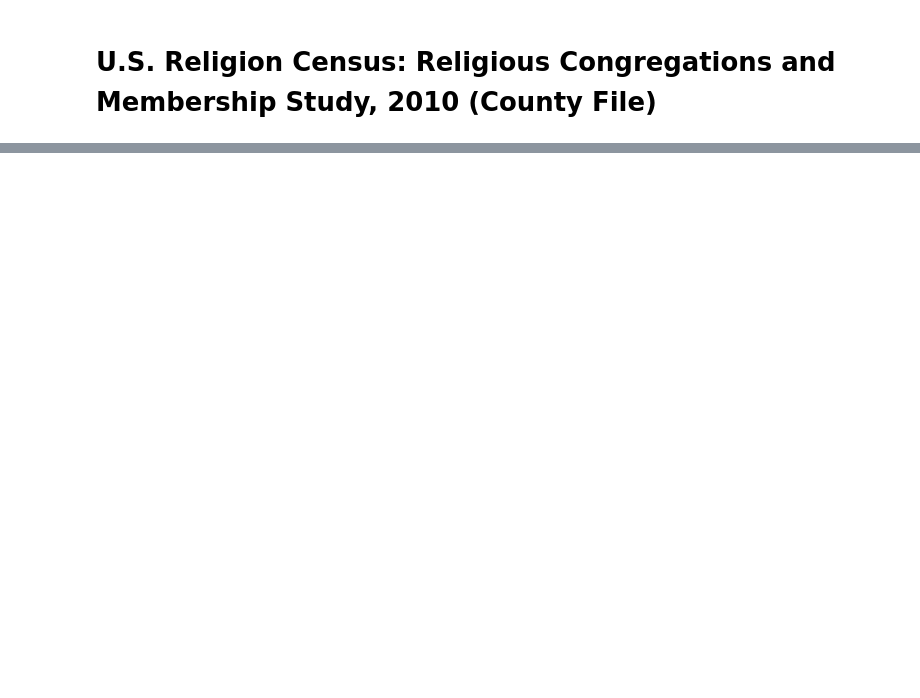
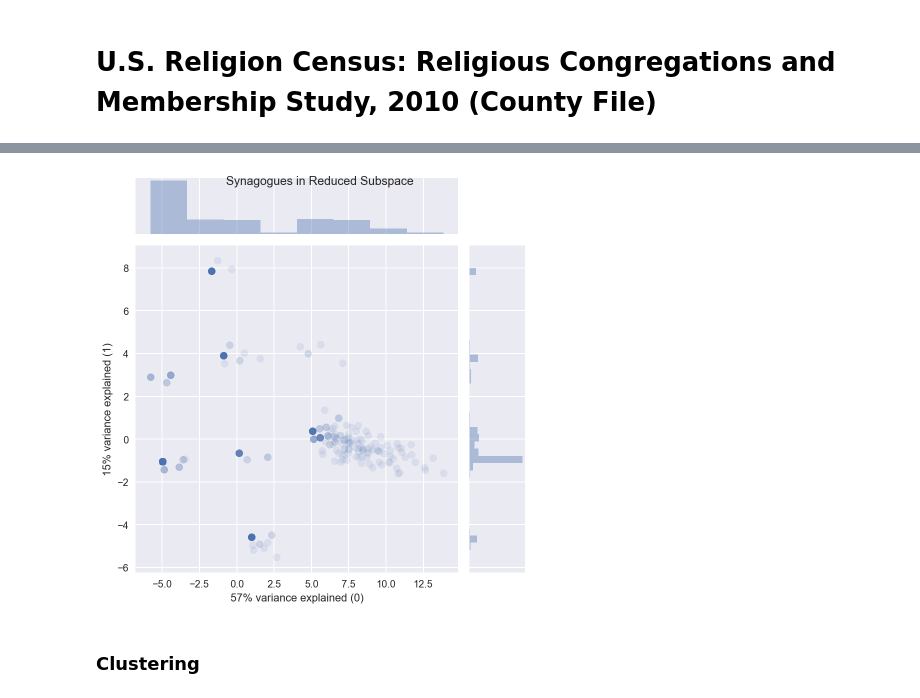
Before and after one commit to mdlynch37/Clustering-Jewish-Communities, a Jupyter notebook: Executable/US-Religion-Census-2010.ipynb, the cells around one changed output, grey strips where cells are left out. Cells and saved outputs as stored; diff of their text form; code cells hidden in the pictures; blank space fills up the shorter version.

```diff
--- a/Executable/US-Religion-Census-2010.ipynb
+++ b/Executable/US-Religion-Census-2010.ipynb
@@ -100,0 +162,18 @@ plt.tight_layout()
+# %%
+g = sns.jointplot(x=reduced[:, 0], y=reduced[:, 1],
+                  alpha=.1, stat_func=None)
+
+
+
+comp_0, comp_1, *_ = explained_variance
+xlabel = '{:.0%} variance explained (0)'.format(comp_0)
+ylabel = '{:.0%} variance explained (1)'.format(comp_1)
+
+g.set_axis_labels(xlabel, ylabel)
+g.fig.suptitle('Synagogues in Reduced Subspace')
+
+plt.show()
+# %% [output]
+[figure, added]
+# %% [markdown]
+### Clustering
```
Also changed, not shown: parts of 39 cells of this notebook, 9 other files.
